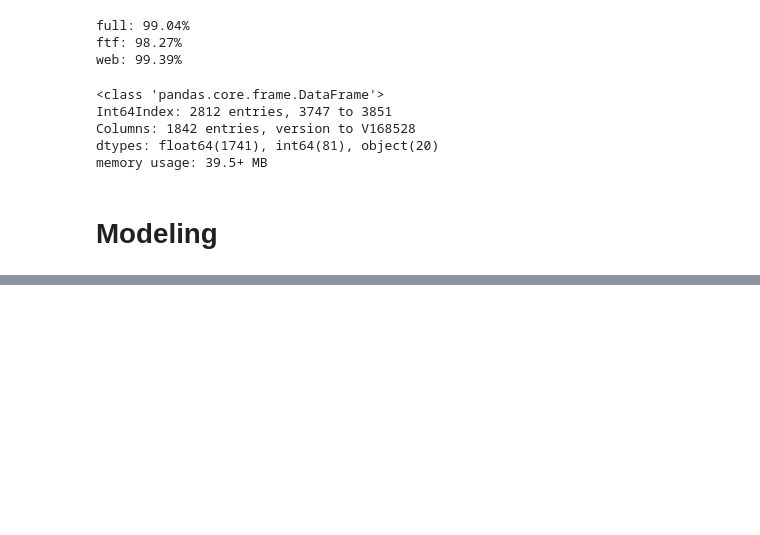
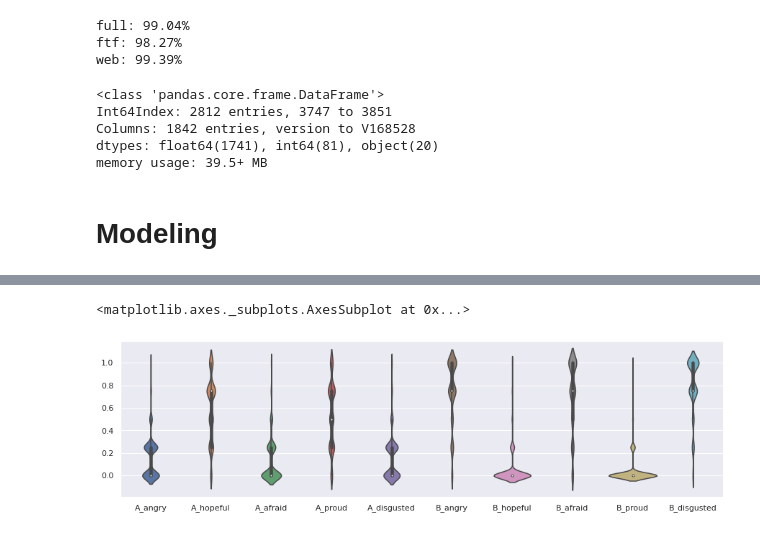
Before and after one commit to AustinVes/Voter_Emotions, a Jupyter notebook: main.ipynb, the cells around one changed output, grey strips where cells are left out. Drawn from its saved outputs; the diff is of its cells as text; code cells hidden in the pictures; blank space fills up the shorter version.

```diff
--- a/main.ipynb
+++ b/main.ipynb
@@ -542,0 +485,41 @@ sub
+# %%
+reactions = ['angry', 'hopeful', 'afraid', 'proud', 'disgusted']
+pos_reactions = ['hopeful', 'afraid', 'proud', 'disgusted']
+neg_reactions = ['angry', 'afraid', 'disgusted']
+
+def flip_voter(rs):
+  rs_list = list(rs.values)
+  vote = float(not(rs_list[0]))
+  A_reacts = rs_list[6:]
+  B_reacts = rs_list[1:6]
+  return pd.Series([vote]+A_reacts+B_reacts, index=rs.index)
+
+def abstract_voters(df_sub):
+  ra = df_sub[['V161031']+reaction_vars].reset_index(drop=True)
+  ra -= 1
+  ra[reaction_vars] /= 4
+  ra.columns = ['Voted_A'] + [c+r for c in ['A_','B_'] for r in reactions]
+  ra['Voted_A'] = (~(ra['Voted_A'].astype(bool))).astype(float)
+  return ra
+
+def align_voters(ra):
+  return (ra.transpose()
+            .apply(lambda col: flip_voter(col) if not col['Voted_A'] else col)
+            .transpose())
+
+def scramble_voters(ra, prob_A=0.5):
+  return (ra.transpose()
+            .apply(lambda col: flip_voter(col) if np.random.choice([True,False], p=[1-prob_A,prob_A]) else col)
+            .transpose())
+
+def sim_voters(sample, align=True, scramble=True, prob_A=0.5):
+  ra = abstract_voters(sample)
+  if align: ra = align_voters(ra)
+  if scramble: ra = scramble_voters(ra, prob_A=prob_A)
+  return ra
+
+sns.set(rc={'figure.figsize':(15,4)})
+sns.violinplot(data=sim_voters(df, scramble=False).drop(columns='Voted_A'))
+# %% [output]
+<matplotlib.axes._subplots.AxesSubplot at 0x...>
+[figure, added]
```
Also changed, not shown: parts of 15 cells of this notebook.
